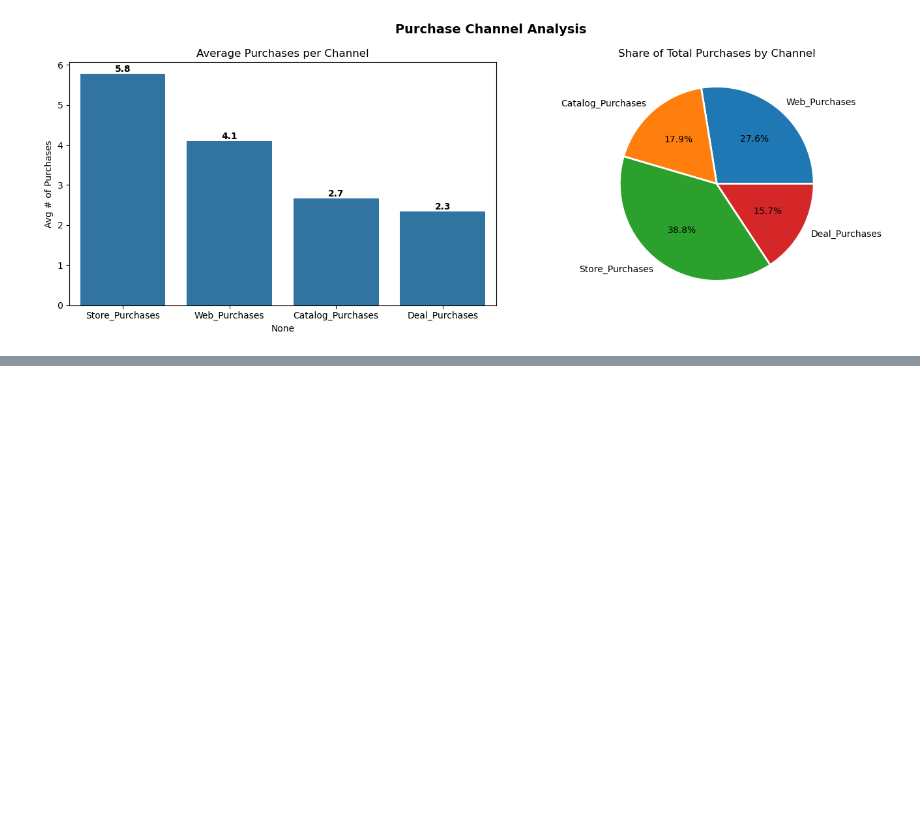
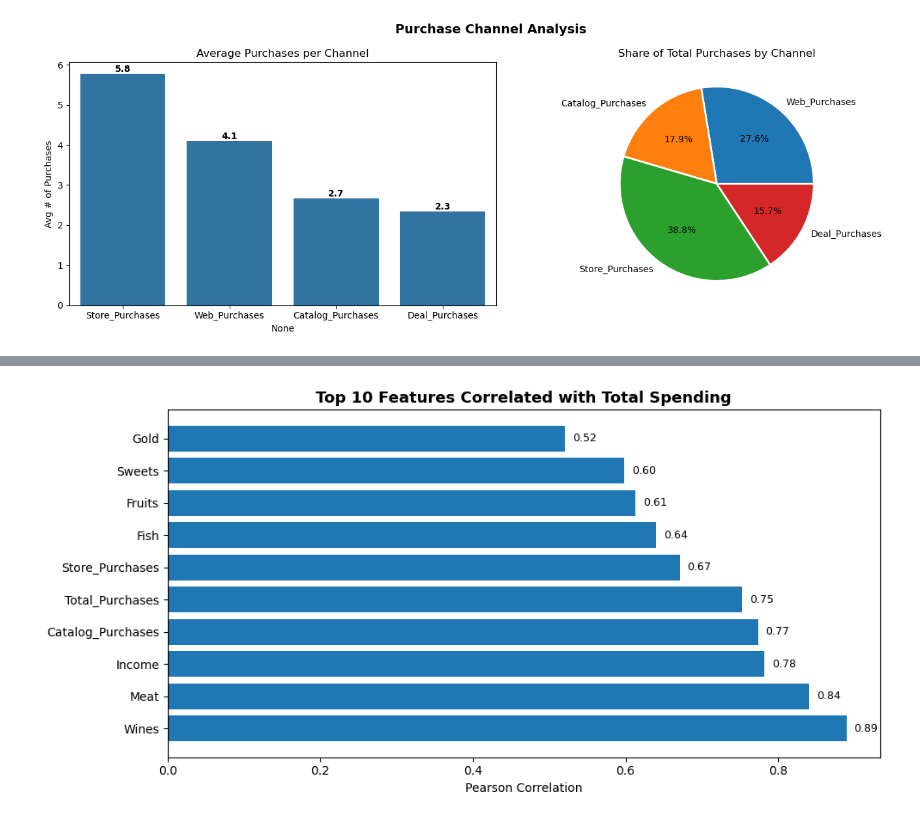
Before and after one commit to papocun/Customer-Segmentation-Project, a Jupyter notebook: Notebooks/Eda.ipynb, the cells around one changed output, grey strips where cells are left out. Drawn from its saved outputs; the diff is of its cells as text; code cells hidden in the pictures; blank space fills up the shorter version.

```diff
--- a/Notebooks/Eda.ipynb
+++ b/Notebooks/Eda.ipynb
@@ -865,0 +890,18 @@ plt.show()
+# %%
+# Top correlations with Total_Spending
+top_corr = corr_matrix['Total_Spending'].drop('Total_Spending').sort_values(key=abs, ascending=False).head(10)
+
+fig, ax = plt.subplots(figsize=(10, 5))
+bars = ax.barh(top_corr.index, top_corr.values)
+ax.axvline(0, color='black', linewidth=0.8)
+ax.set_title('Top 10 Features Correlated with Total Spending', fontsize=13, fontweight='bold')
+ax.set_xlabel('Pearson Correlation')
+
+for bar, val in zip(bars, top_corr.values):
+    ax.text(val + 0.01 if val > 0 else val - 0.01, bar.get_y() + bar.get_height()/2,
+            f'{val:.2f}', va='center', ha='left' if val > 0 else 'right', fontsize=9)
+
+plt.tight_layout()
+plt.show()
+# %% [output]
+[figure, added]
```
Also changed, not shown: parts of 5 cells of this notebook.
